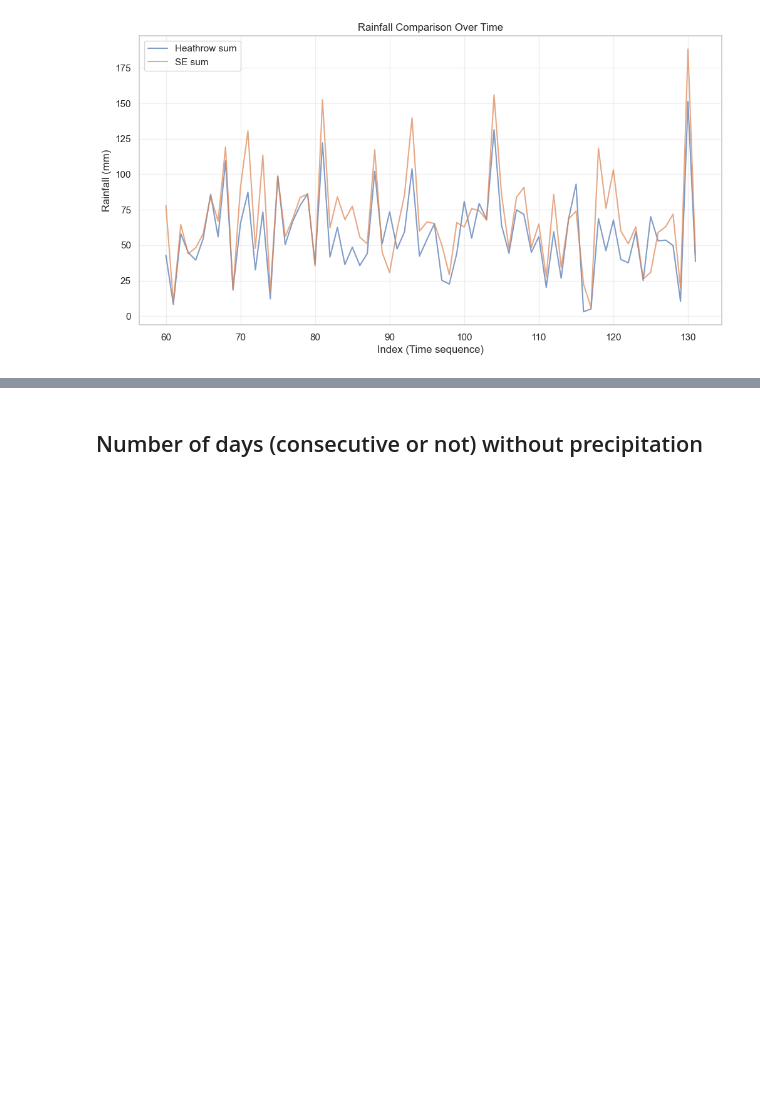
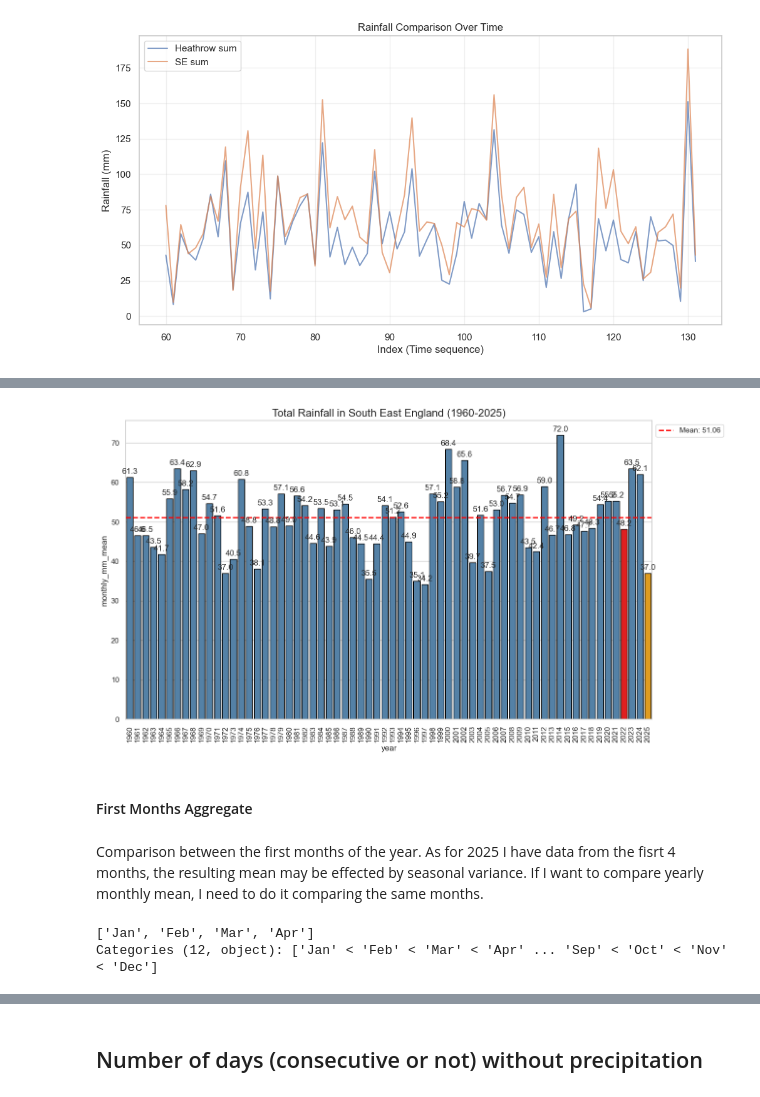
Before and after one commit to pacoraggio/London-Rainfall, a Jupyter notebook: heathrow_data.ipynb, the cells around one changed output, grey strips where cells are left out. Saved outputs shown, nothing was run; the diff lists cells and outputs as text; code cells hidden in the pictures; blank space fills up the shorter version.

```diff
--- a/heathrow_data.ipynb
+++ b/heathrow_data.ipynb
@@ -373,0 +403,26 @@ plt.show()
+# %%
+yearly_monthly_aggregate = (heathrow_monthly_sum
+ .groupby('year')
+ .agg(
+     yearly_mm_sum = ('RR_mm', 'sum'),
+     monthly_mm_mean = ('RR_mm', 'mean'),
+     monthly_mm_std = ('RR_mm', 'std'),
+     monthly_mm_median = ('RR_mm', 'median'),
+     monthly_mm_min = ('RR_mm', 'min'),
+     monthly_mm_max = ('RR_mm', 'max')
+ ).reset_index()
+)
+# %%
+plot_rainfall(yearly_monthly_aggregate, 1960, 2025, 'monthly_mm_mean', special_year=2022,rotation_x_label=90,fig_size=(14,8));
+# %% [output]
+[figure, added]
+# %% [markdown]
+#### First Months Aggregate
+# %% [markdown]
+Comparison between the first months of the year. As for 2025 I have data from the fisrt 4 months, the resulting mean may be effected by seasonal variance. If I want to compare yearly monthly mean, I need to do it comparing the same months.
+# %%
+heathrow_daily_data_jan_apr = heathrow_daily_data[heathrow_daily_data['month int'] <= 4].copy()
+heathrow_daily_data_jan_apr['month'].unique()
+# %% [output]
+['Jan', 'Feb', 'Mar', 'Apr']
+Categories (12, object): ['Jan' < 'Feb' < 'Mar' < 'Apr' ... 'Sep' < 'Oct' < 'Nov' < 'Dec']
```
Also changed, not shown: parts of 25 cells of this notebook.
